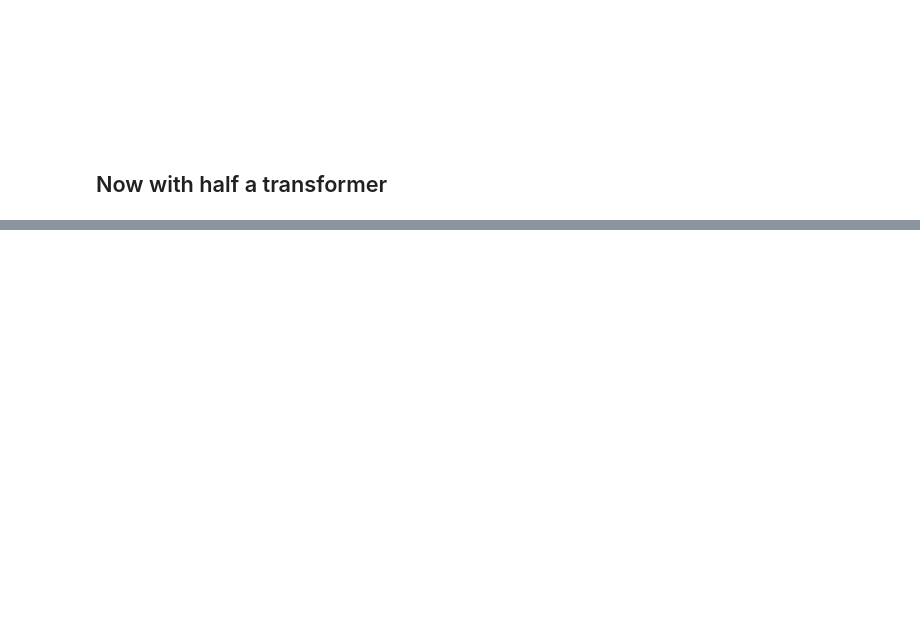
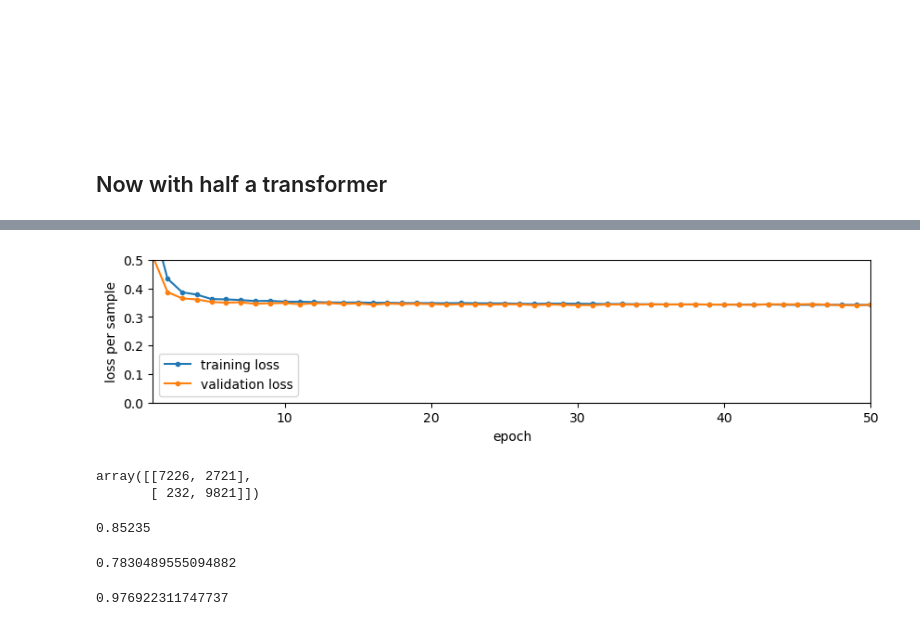
Before and after one commit to jpivarski-talks/2026-06-16-transformer, a Jupyter notebook: transformer.ipynb, the cells around one changed output, grey strips where cells are left out. Saved outputs shown, nothing was run; the diff lists cells and outputs as text; code cells hidden in the pictures; blank space fills up the shorter version.

```diff
--- a/transformer.ipynb
+++ b/transformer.ipynb
@@ -307,0 +358,39 @@ To decide if a sentence is valid, we only need half a transformer: tokens go int
+# %%
+model_encoder_none = Encoder("none")
+
+train_losses, valid_losses = train(model_encoder_none, train_x, train_y, valid_x, valid_y)
+# %%
+fig, ax = plt.subplots(figsize=(10, 2))
+
+ax.plot(np.arange(1, len(train_losses) + 1), train_losses, marker=".", label="training loss")
+ax.plot(np.arange(1, len(valid_losses) + 1), valid_losses, marker=".", label="validation loss")
+ax.set_xlabel("epoch")
+ax.set_ylabel("loss per sample")
+ax.set_xlim(1, len(train_losses))
+ax.set_ylim(0, 0.5)
+ax.legend()
+
+None
+# %% [output]
+[figure, added]
+# %%
+model_encoder_none.eval()
+with torch.no_grad():
+    testy_predictions = model_encoder_none(testy_x).argmax(dim=1).numpy()
+
+confusion_matrix(testy_y.numpy(), testy_predictions)
+# %% [output]
+array([[7226, 2721],
+       [ 232, 9821]])
+# %%
+accuracy_score(testy_y.numpy(), testy_predictions)
+# %% [output]
+0.85235
+# %%
+precision_score(testy_y.numpy(), testy_predictions)
+# %% [output]
+0.7830489555094882
+# %%
+recall_score(testy_y.numpy(), testy_predictions)
+# %% [output]
+0.976922311747737
```
Also changed, not shown: parts of 12 cells of this notebook, 1 other file.
